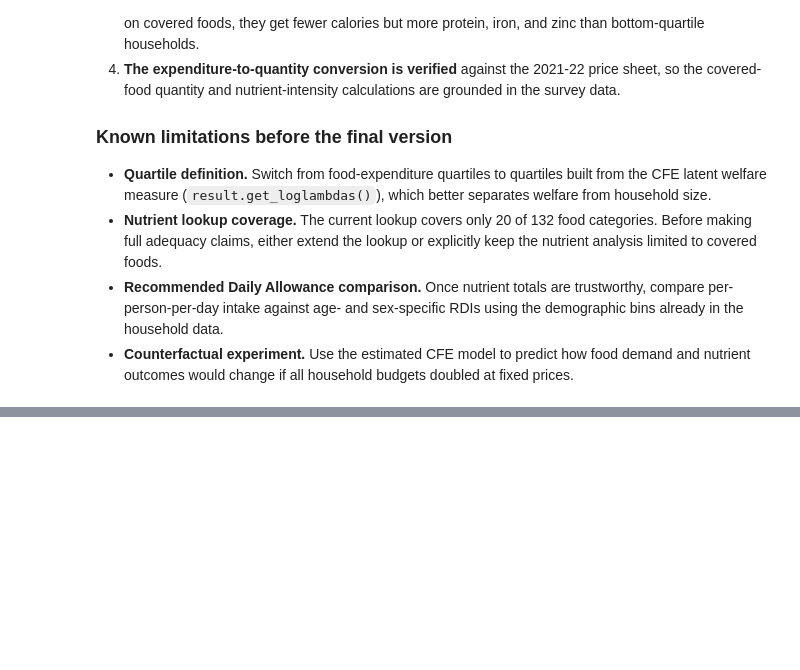
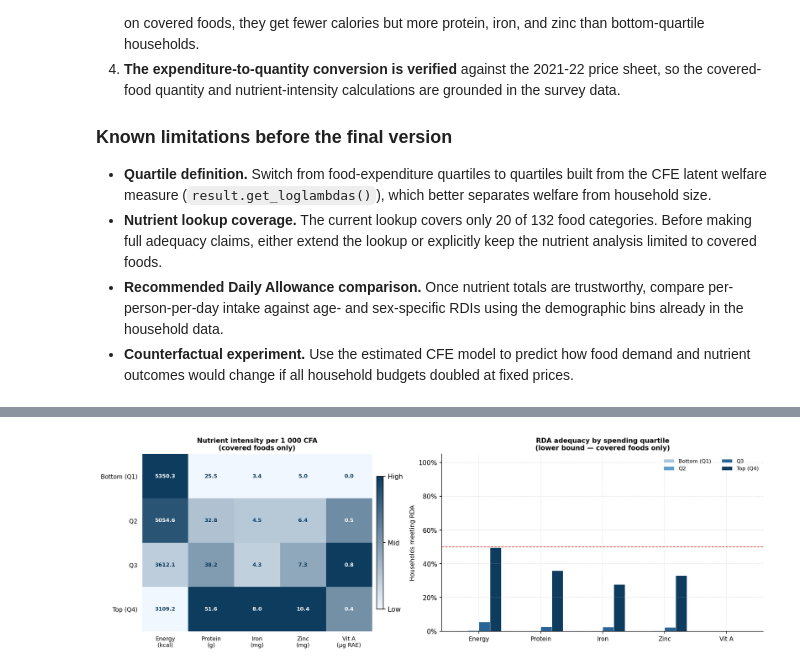
Before and after one commit to marcaina16/EEP-153---Project-3, a Jupyter notebook: Mali_Project3_SpendingQuartiles.ipynb, the cells around one changed output, grey strips where cells are left out. Drawn from its saved outputs; the diff is of its cells as text; code cells hidden in the pictures; blank space fills up the shorter version.

```diff
--- a/Mali_Project3_SpendingQuartiles.ipynb
+++ b/Mali_Project3_SpendingQuartiles.ipynb
@@ -756,0 +824,88 @@ Saved: mali_estimates.pickle
+# %%
+NUT_LABELS = {
+    "Energy (Atwater General Factors) per 1000 CFA": "Energy\n(kcal)",
+    "Protein per 1000 CFA":                          "Protein\n(g)",
+    "Iron, Fe per 1000 CFA":                         "Iron\n(mg)",
+    "Zinc, Zn per 1000 CFA":                         "Zinc\n(mg)",
+    "Vitamin A, RAE per 1000 CFA":                   "Vit A\n(µg RAE)",
+}
+SHORT = {"Energy (Atwater General Factors)": "Energy",
+         "Protein": "Protein", "Iron, Fe": "Iron",
+         "Zinc, Zn": "Zinc", "Vitamin A, RAE": "Vit A"}
+
+heat_df = (
+    analysis_ckpt
+    .groupby("spending_quartile", observed=False)[list(NUT_LABELS.keys())]
+    .mean().rename(columns=NUT_LABELS).reindex(Q_ORDER)
+)
+heat_norm = (heat_df - heat_df.min()) / (heat_df.max() - heat_df.min())
+
+# ── RDA setup ─────────────────────────────────────────────────────────────────
+RDA = {"Energy (Atwater General Factors)": 2100, "Protein": 50,
+       "Iron, Fe": 10, "Zinc, Zn": 11, "Vitamin A, RAE": 700}
+SURVEY_DAYS = 7
+
+hh_size        = np.exp(analysis_ckpt["log HSize"])
+per_ppd        = household_nutrients.reindex(analysis_ckpt.index).div(hh_size, axis=0).div(SURVEY_DAYS)
+adequacy       = per_ppd[[c for c in RDA if c in per_ppd.columns]].div(pd.Series(RDA))
+adequacy["spending_quartile"] = spending_quartile.reindex(adequacy.index)
+nut_cols_rda   = [c for c in RDA if c in adequacy.columns]
+
+pct_meets = (
+    adequacy.groupby("spending_quartile", observed=False)[nut_cols_rda]
+    .apply(lambda df: (df >= 1.0).mean() * 100)
+    .reindex(Q_ORDER)
+    .rename(columns=SHORT)
+)
+
+# ── Plot: heatmap (left) + RDA bars (right) ───────────────────────────────────
+fig = plt.figure(figsize=(14, 4.5), constrained_layout=True)
+gs  = fig.add_gridspec(1, 2, width_ratios=[1, 1.4])
+ax_heat = fig.add_subplot(gs[0])
+ax_bar  = fig.add_subplot(gs[1])
+
+# Heatmap
+cmap = LinearSegmentedColormap.from_list("mali", ["#f0f7ff", "#0d3c5f"])
+im   = ax_heat.imshow(heat_norm.values, aspect="auto", cmap=cmap, vmin=0, vmax=1)
+ax_heat.set_xticks(range(len(heat_df.columns)))
+ax_heat.set_xticklabels(heat_df.columns, fontsize=8.5)
+ax_heat.set_yticks(range(len(Q_LABELS)))
+ax_heat.set_yticklabels(Q_LABELS, fontsize=9)
+ax_heat.tick_params(left=False, bottom=False)
+for sp in ax_heat.spines.values(): sp.set_visible(False)
+ax_heat.grid(False)
+for r, rl in enumerate(Q_ORDER):
+    for c, cl in enumerate(heat_df.columns):
+        v = heat_df.loc[rl, cl]
+        n = heat_norm.loc[rl, cl]
+        ax_heat.text(c, r, f"{v:.1f}", ha="center", va="center",
+                     fontsize=8, fontweight="bold",
+                     color="white" if n > 0.55 else "#0d3c5f")
+ax_heat.set_title("Nutrient intensity per 1 000 CFA\n(covered foods only)",
+                  fontsize=10, fontweight="bold")
+fig.colorbar(im, ax=ax_heat, shrink=0.75, pad=0.02,
+             ticks=[0, 0.5, 1]).set_ticklabels(["Low", "Mid", "High"])
+
+# RDA bar chart
+x      = np.arange(len(pct_meets.columns))
+w      = 0.18
+offset = np.linspace(-1.5*w, 1.5*w, 4)
+for i, (qlabel, color) in enumerate(zip(Q_LABELS, Q_COLORS)):
+    vals = pct_meets.iloc[i].values
+    ax_bar.bar(x + offset[i], vals, w, label=qlabel,
+               color=color, edgecolor="white", linewidth=0.4)
+ax_bar.axhline(50, color="#c0392b", lw=1, linestyle="--", alpha=0.7)
+ax_bar.set_xticks(x)
+ax_bar.set_xticklabels(pct_meets.columns, fontsize=9)
+ax_bar.set_ylim(0, 105)
+ax_bar.yaxis.set_major_formatter(mticker.PercentFormatter())
+ax_bar.set_ylabel("Households meeting RDA", fontsize=9)
+ax_bar.set_title("RDA adequacy by spending quartile\n(lower bound — covered foods only)",
+                 fontsize=10, fontweight="bold")
+ax_bar.legend(frameon=False, fontsize=8, ncol=2)
+
+plt.savefig("fig2_nutrition.png", dpi=150, bbox_inches="tight")
+plt.show()
+print("Saved: fig2_nutrition.png")
+# %% [output]
+[figure, added]
```
Also changed, not shown: parts of 12 cells of this notebook, 3 other files.
